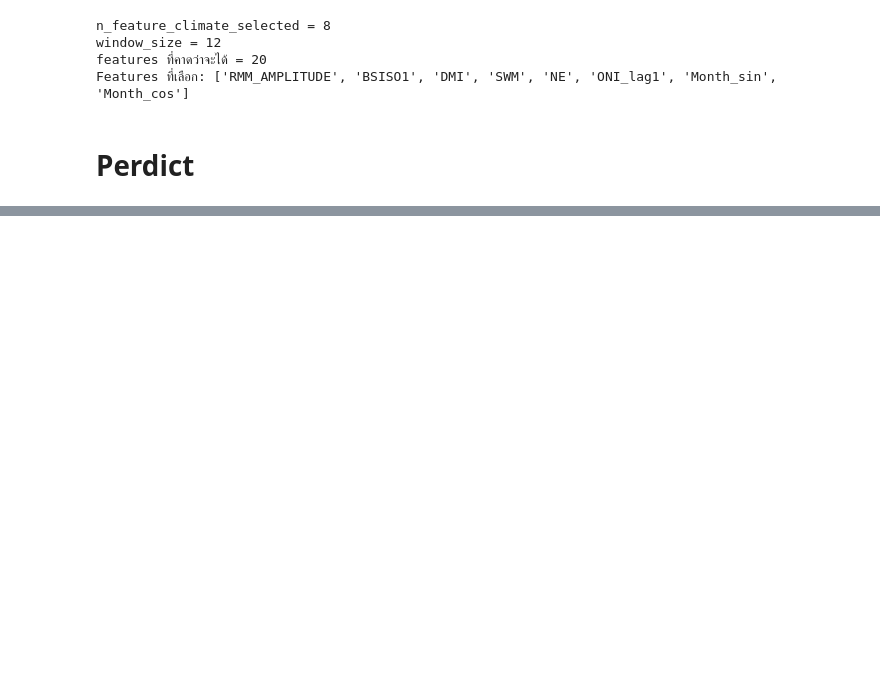
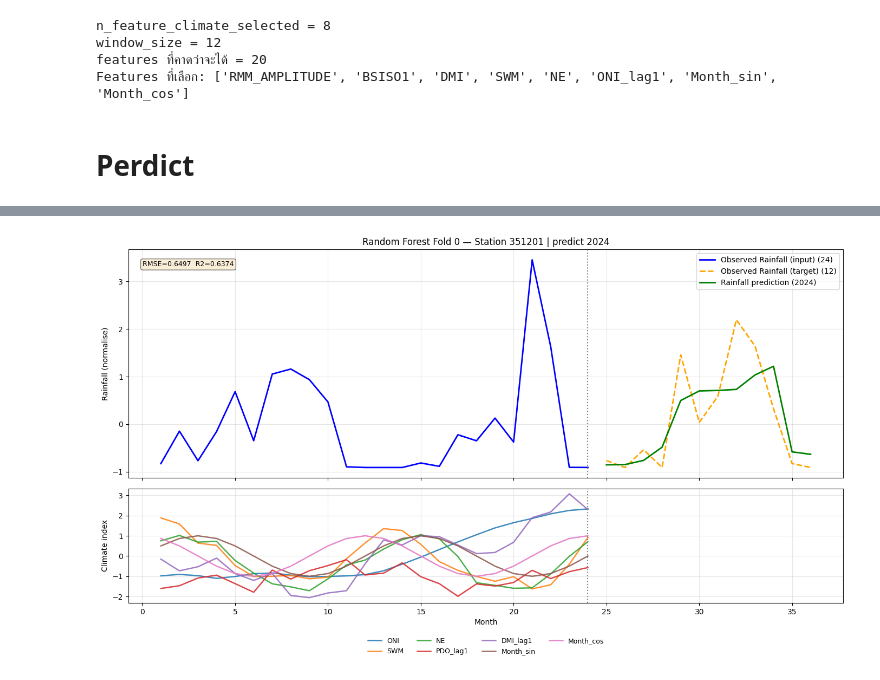
Before and after one commit to Pornphankub/BSC_DPDM2025, a Jupyter notebook: Group7_Random_forest_Regressor.ipynb, the cells around one changed output, grey strips where cells are left out. Saved outputs shown, nothing was run; the diff lists cells and outputs as text; code cells hidden in the pictures; blank space fills up the shorter version.

```diff
--- a/Group7_Random_forest_Regressor.ipynb
+++ b/Group7_Random_forest_Regressor.ipynb
@@ -823,0 +890,86 @@ X_inputs.shape: (12, 20)
+# %%
+from sklearn.metrics import mean_squared_error, r2_score
+
+# ===== ใช้โค้ดเดิมทุกอย่าง แค่เปลี่ยนโมเดลเป็น Fold 1 =====
+current_model = fold_results[0]['model']  # ← Fold 1
+
+# กำหนดช่วงเวลา (เหมือนเดิมทุกอย่าง)
+input_start  = '2022-01-01'
+input_end    = '2023-12-01'
+target_start = '2024-01-01'
+target_end   = '2024-12-01'
+
+selected_climate_for_plot = ['ONI', 'SWM', 'NE', 'PDO_lag1', 'DMI_lag1', 'Month_sin', 'Month_cos']
+
+for station_idx in cluster_station:
+    df_full = list_table[station_idx]
+    station_name = node['Node'].iloc[station_idx]
+
+    df_window = df_full.loc[input_start:input_end]
+    df_target = df_full.loc[target_start:target_end]
+
+    rain_window = df_window.iloc[:, n_feature_climate].values
+    rain_target = df_target.iloc[:, n_feature_climate].values
+    climate_window = df_window[selected_climate_for_plot].values
+
+    X_inputs_list = []
+    for i in range(12):
+        climate_row = df_full.loc['2023-01-01':input_end].iloc[i, selected_index].values
+        current_pos = df_full.index.get_loc(df_full.loc['2023-01-01':input_end].index[i])
+        lagged_rain = df_full.iloc[current_pos - window_size:current_pos, n_feature_climate].values
+        combined = np.concatenate([climate_row, lagged_rain])
+        X_inputs_list.append(combined)
+
+    X_inputs = np.array(X_inputs_list)
+    y_pred = current_model.predict(X_inputs)  # ← ใช้โมเดล Fold 1
+
+    plot_window_size = len(rain_window)
+    plot_horizon     = len(rain_target)
+    t_window = np.arange(1, plot_window_size + 1)
+    t_target = np.arange(plot_window_size + 1, plot_window_size + plot_horizon + 1)
+
+    rmse = np.sqrt(mean_squared_error(rain_target, y_pred))
+    r2   = r2_score(rain_target, y_pred)
+
+    fig, axes = plt.subplots(
+        2, 1, figsize=(14, 8), sharex=True,
+        gridspec_kw={"height_ratios": [2, 1]}
+    )
+
+    axes[0].plot(t_window, rain_window,
+                 label=f"Observed Rainfall (input) ({plot_window_size})",
+                 color='blue', linewidth=2)
+    axes[0].plot(t_target, rain_target,
+                 label=f"Observed Rainfall (target) ({plot_horizon})",
+                 color='orange', linewidth=2, linestyle='--')
+    axes[0].plot(t_target, y_pred,
+                 label="Rainfall prediction (2024)",
+                 color='green', linewidth=2)
+    axes[0].axvline(plot_window_size, color='gray', linestyle=':')
+    axes[0].set_ylabel("Rainfall (normalise)")
+    axes[0].set_title(f"Random Forest Fold 0 — Station {station_name} | predict 2024")  # ← ระบุ Fold 1
+    axes[0].legend()
+    axes[0].grid(alpha=0.3)
+    axes[0].text(0.02, 0.95, f"RMSE={rmse:.4f}  R2={r2:.4f}",
+                 transform=axes[0].transAxes, fontsize=9,
+                 verticalalignment='top',
+                 bbox=dict(boxstyle='round', facecolor='wheat', alpha=0.5))
+
+    for i, name in enumerate(selected_climate_for_plot):
+        axes[1].plot(t_window, climate_window[:, i],
+                     linewidth=1.8, alpha=0.85, label=name)
+    axes[1].axvline(plot_window_size, color='gray', linestyle=':')
+    axes[1].set_ylabel("Climate index")
+    axes[1].set_xlabel("Month")
+    axes[1].legend(
+        loc="upper center",
+        bbox_to_anchor=(0.5, -0.25),
+        ncol=min(4, len(selected_climate_for_plot)),
+        fontsize=9, frameon=False
+    )
+    axes[1].grid(alpha=0.3)
+
+    plt.tight_layout()
+    plt.show()
+# %% [output]
+[figure, added]
```
Also changed, not shown: parts of 8 cells of this notebook.
